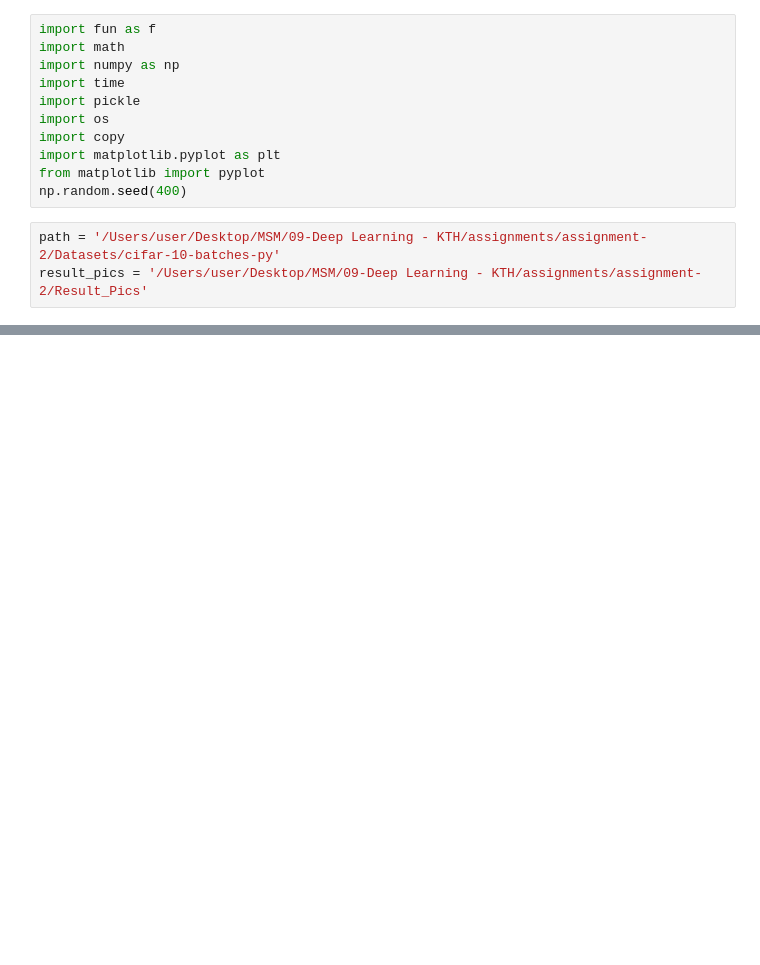
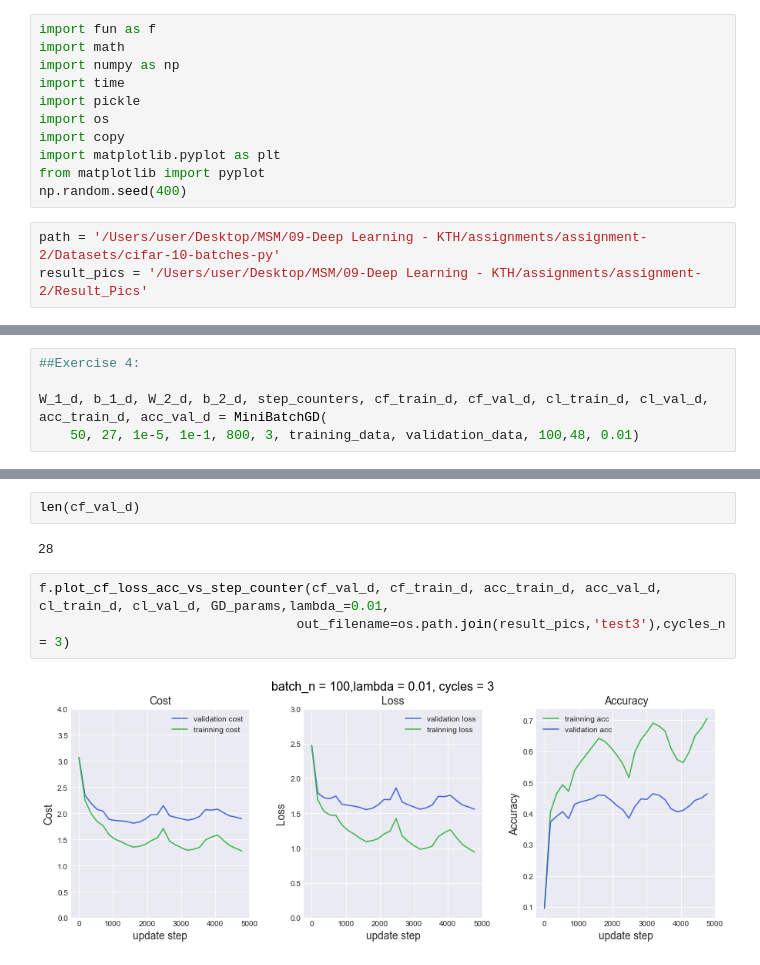
Before and after one commit to msarrias/deep-learning-KTH-DD2424, a Jupyter notebook: assignment-2/assignment-2.ipynb, the cells around one changed output, grey strips where cells are left out. Saved outputs shown, nothing was run; the diff lists cells and outputs as text; blank space fills up the shorter version.

```diff
--- a/assignment-2/assignment-2.ipynb
+++ b/assignment-2/assignment-2.ipynb
@@ -224,0 +339,5 @@ def MiniBatchGD(m_,eta_min, eta_max, n_s, n_cycles, X_, Y_, y_, X_val, Y_val, y_
+# %%
+##Exercise 4:
+
+W_1_d, b_1_d, W_2_d, b_2_d, step_counters, cf_train_d, cf_val_d, cl_train_d, cl_val_d, acc_train_d, acc_val_d = MiniBatchGD(
+    50, 27, 1e-5, 1e-1, 800, 3, training_data, validation_data, 100,48, 0.01)
@@ -224,0 +525,9 @@ def MiniBatchGD(m_,eta_min, eta_max, n_s, n_cycles, X_, Y_, y_, X_val, Y_val, y_
+# %%
+len(cf_val_d)
+# %% [output]
+28
+# %%
+f.plot_cf_loss_acc_vs_step_counter(cf_val_d, cf_train_d, acc_train_d, acc_val_d, cl_train_d, cl_val_d, GD_params,lambda_=0.01,
+                                 out_filename=os.path.join(result_pics,'test3'),cycles_n = 3)
+# %% [output]
+[figure, added]
```
Also changed, not shown: parts of 37 cells of this notebook, 16 other files.
